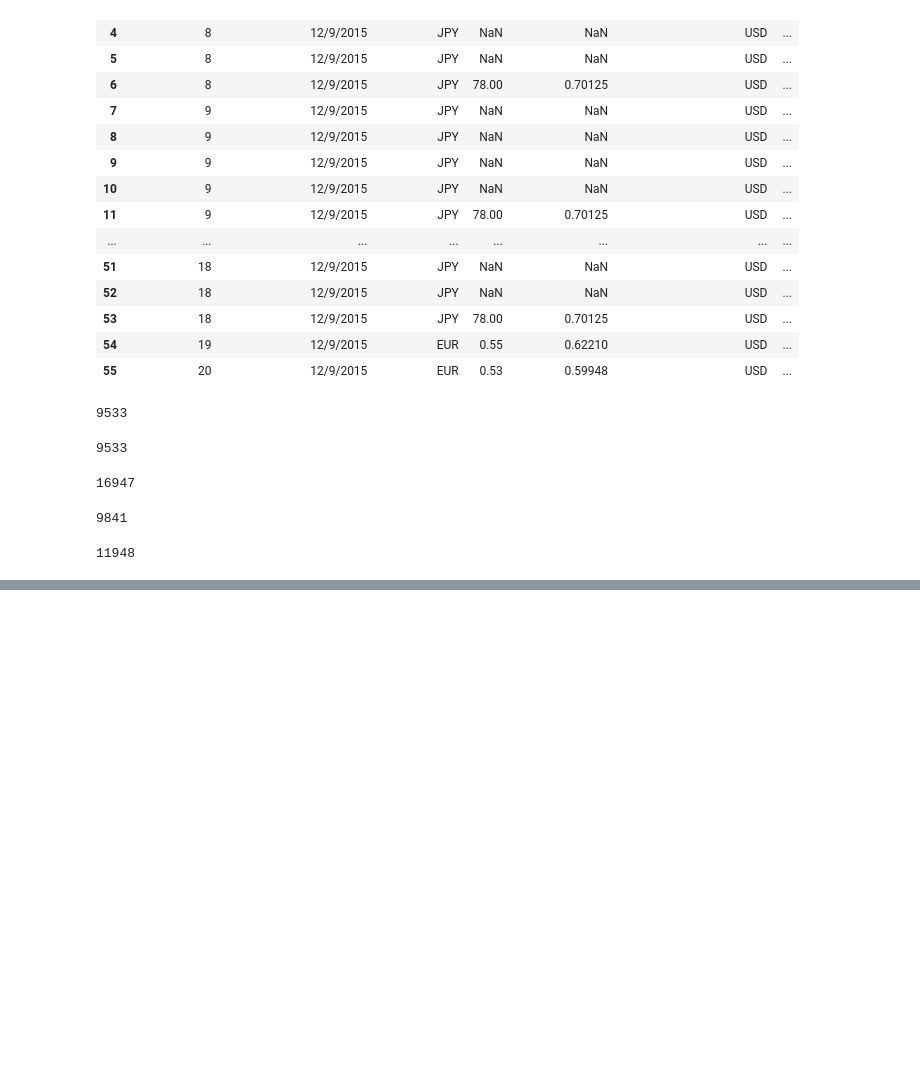
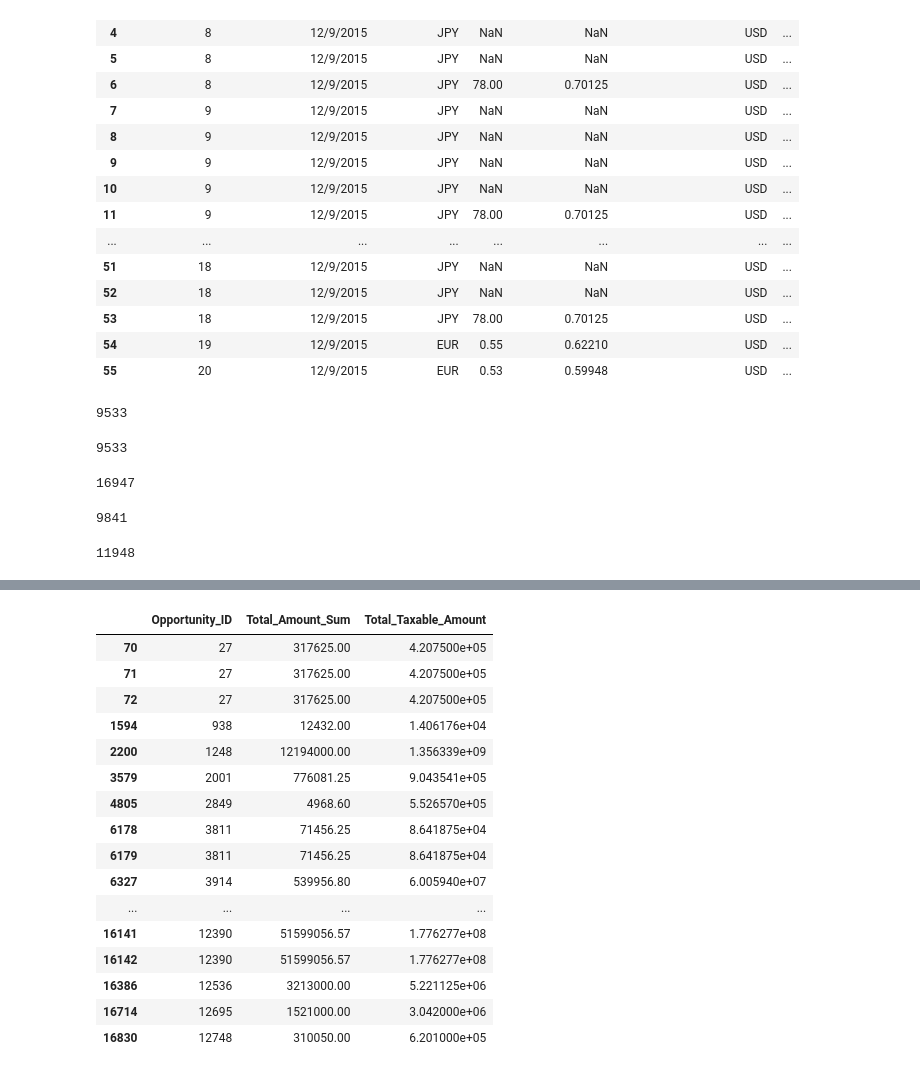
Before and after one commit to RenzoJacinto/TP1-Datos, a Jupyter notebook: cosas.ipynb, the cells around one changed output, grey strips where cells are left out. Drawn from its saved outputs; the diff is of its cells as text; code cells hidden in the pictures; blank space fills up the shorter version.

```diff
--- a/cosas.ipynb
+++ b/cosas.ipynb
@@ -181,0 +315,21 @@ m.save('#292_folium_chloropleth_USA1.html')
+# %%
+##df[abs(df.Total_Amount_Sum - df.Total_Taxable_Amount)>1].loc[df.Total_Amount_Sum > df.Total_Taxable_Amount]
+df[abs(df.Total_Amount_Sum - df.Total_Taxable_Amount)>1000].loc[df.Total_Amount_Sum < df.Total_Taxable_Amount].loc[:,['Opportunity_ID','Total_Amount_Sum', 'Total_Taxable_Amount']]
+# %% [output]
+|  | Opportunity_ID | Total_Amount_Sum | Total_Taxable_Amount |
+| 70 | 27 | 317625.00 | 4.207500e+05 |
+| 71 | 27 | 317625.00 | 4.207500e+05 |
+| 72 | 27 | 317625.00 | 4.207500e+05 |
+| 1594 | 938 | 12432.00 | 1.406176e+04 |
+| 2200 | 1248 | 12194000.00 | 1.356339e+09 |
+| 3579 | 2001 | 776081.25 | 9.043541e+05 |
+| 4805 | 2849 | 4968.60 | 5.526570e+05 |
+| 6178 | 3811 | 71456.25 | 8.641875e+04 |
+| 6179 | 3811 | 71456.25 | 8.641875e+04 |
+| 6327 | 3914 | 539956.80 | 6.005940e+07 |
+| ... | ... | ... | ... |
+| 16141 | 12390 | 51599056.57 | 1.776277e+08 |
+| 16142 | 12390 | 51599056.57 | 1.776277e+08 |
+| 16386 | 12536 | 3213000.00 | 5.221125e+06 |
+| 16714 | 12695 | 1521000.00 | 3.042000e+06 |
+| 16830 | 12748 | 310050.00 | 6.201000e+05 |
```
Also changed, not shown: parts of 19 cells of this notebook.
